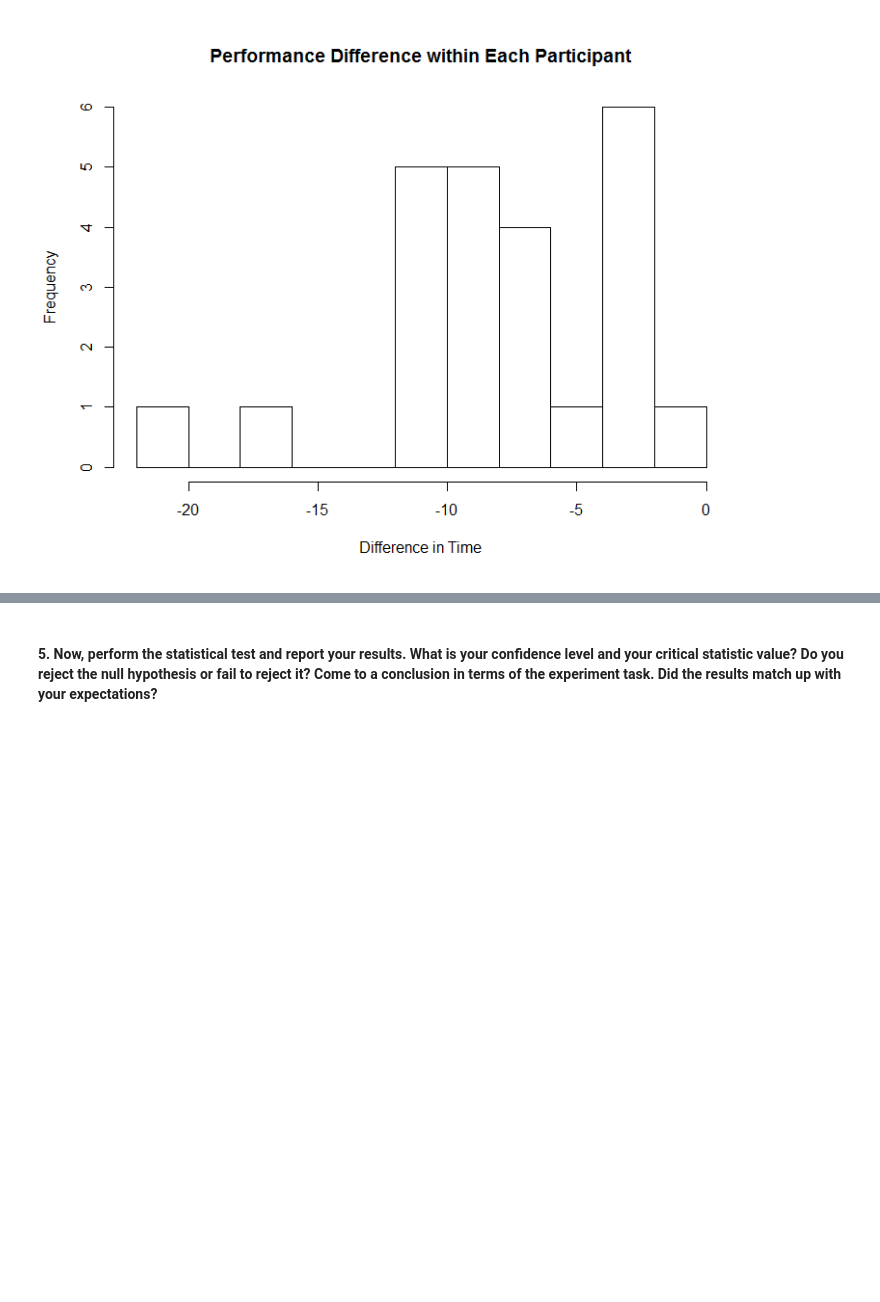
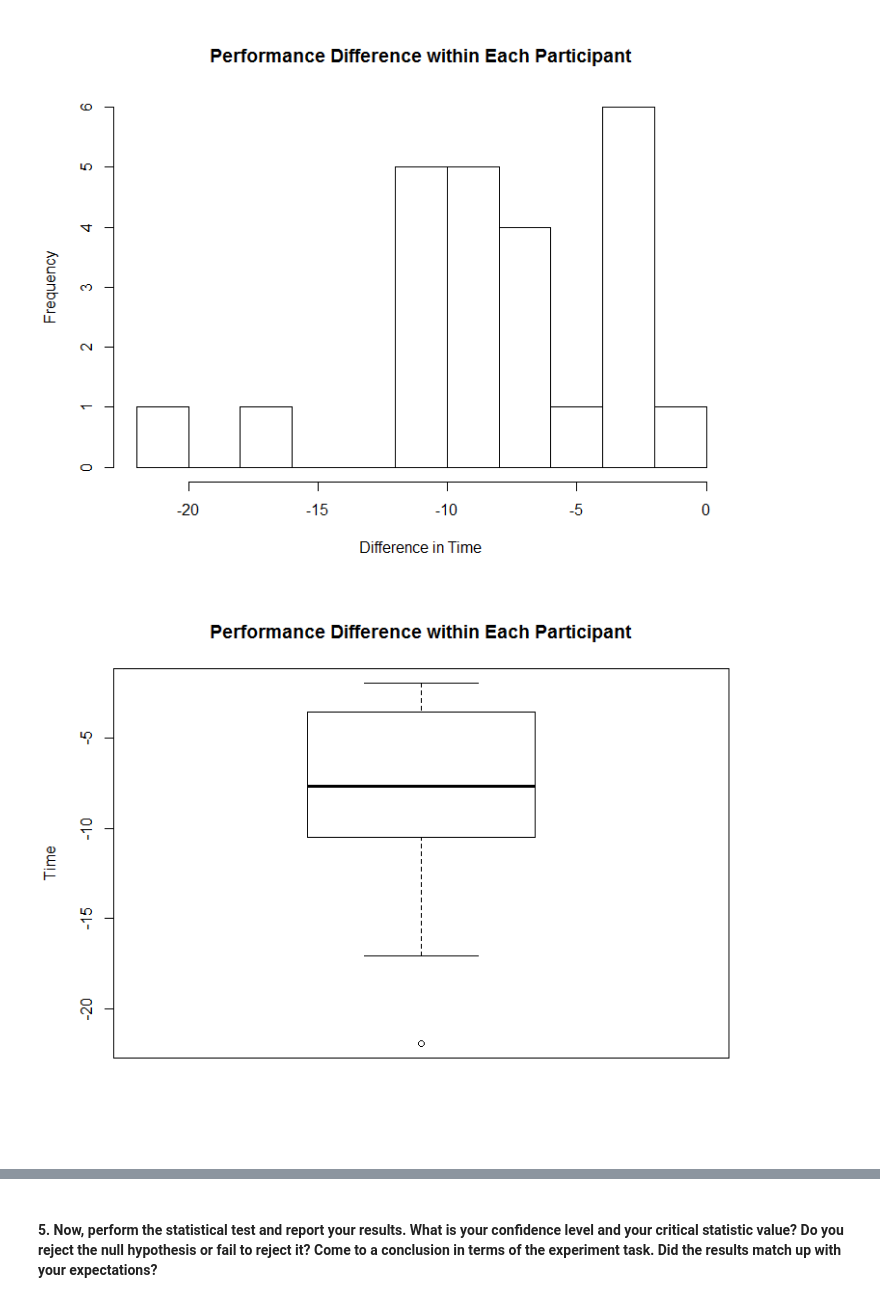
Before and after one commit to yoondata/udacity-DAND-P1, a Jupyter notebook: PARK_Sangyoon_Udacity_DAND_P1.ipynb, the cells around one changed output, grey strips where cells are left out. Saved outputs shown, nothing was run; the diff lists cells and outputs as text; code cells hidden in the pictures; blank space fills up the shorter version.

```diff
--- a/PARK_Sangyoon_Udacity_DAND_P1.ipynb
+++ b/PARK_Sangyoon_Udacity_DAND_P1.ipynb
@@ -89,4 +94,8 @@ Both congruent and incongruent conditions display an approximately normal distri
 Image("C:/Users/Sangyoon Park/Desktop/Udacity_DAND/P1/difference_hist.png")
 # %% [output]
 [figure]
+# %%
+Image("C:/Users/Sangyoon Park/Desktop/Udacity_DAND/P1/difference_box.png")
+# %% [output]
+[figure, added]
 # %% [markdown]
```
Also changed, not shown: parts of 8 cells of this notebook, 2 other files.
